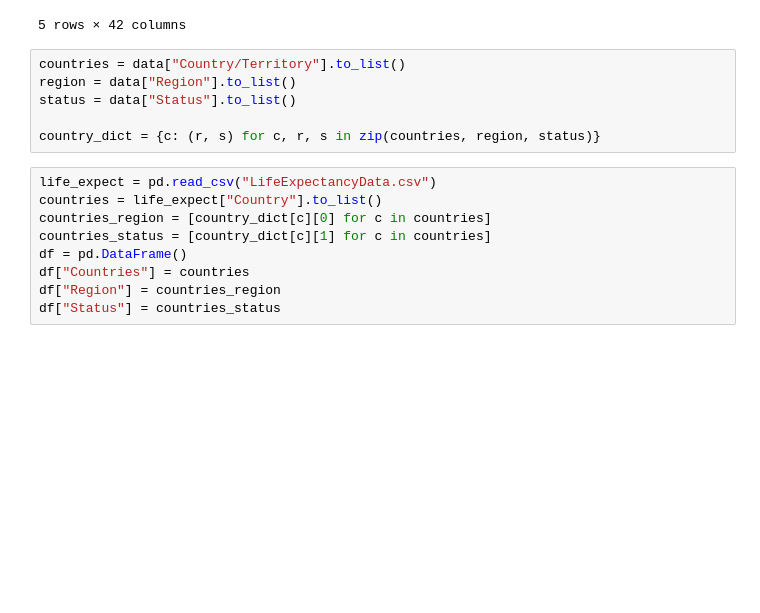
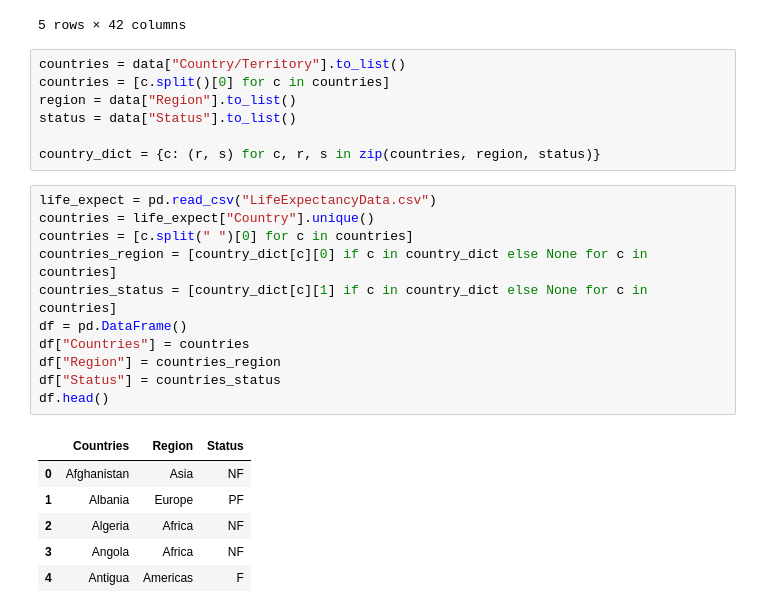
Before and after one commit to Apros7/DTU_MachineLearning, a Jupyter notebook: Project1/Degree_of_freedom_exploration.ipynb, the cells around one changed output. Drawn from its saved outputs; the diff is of its cells as text; blank space fills up the shorter version.

```diff
--- a/Project1/Degree_of_freedom_exploration.ipynb
+++ b/Project1/Degree_of_freedom_exploration.ipynb
@@ -13,16 +13,26 @@ data.head()
 5 rows × 42 columns
 # %%
 countries = data["Country/Territory"].to_list()
+countries = [c.split()[0] for c in countries]
 region = data["Region"].to_list()
 status = data["Status"].to_list()
 
 country_dict = {c: (r, s) for c, r, s in zip(countries, region, status)}
 # %%
 life_expect = pd.read_csv("LifeExpectancyData.csv")
-countries = life_expect["Country"].to_list()
-countries_region = [country_dict[c][0] for c in countries]
-countries_status = [country_dict[c][1] for c in countries]
+countries = life_expect["Country"].unique()
+countries = [c.split(" ")[0] for c in countries]
+countries_region = [country_dict[c][0] if c in country_dict else None for c in countries]
+countries_status = [country_dict[c][1] if c in country_dict else None for c in countries]
 df = pd.DataFrame()
 df["Countries"] = countries
 df["Region"] = countries_region
 df["Status"] = countries_status
+df.head()
+# %% [output]
+|  | Countries | Region | Status |
+| 0 | Afghanistan | Asia | NF |
+| 1 | Albania | Europe | PF |
+| 2 | Algeria | Africa | NF |
+| 3 | Angola | Africa | NF |
+| 4 | Antigua | Americas | F |
```
Also changed, not shown: parts of 4 cells of this notebook, 4 other files.
